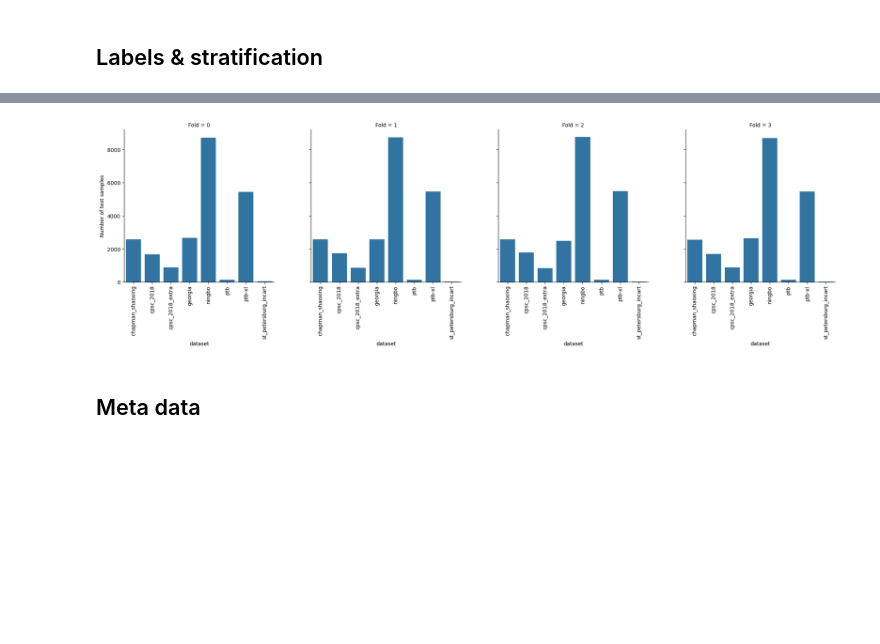
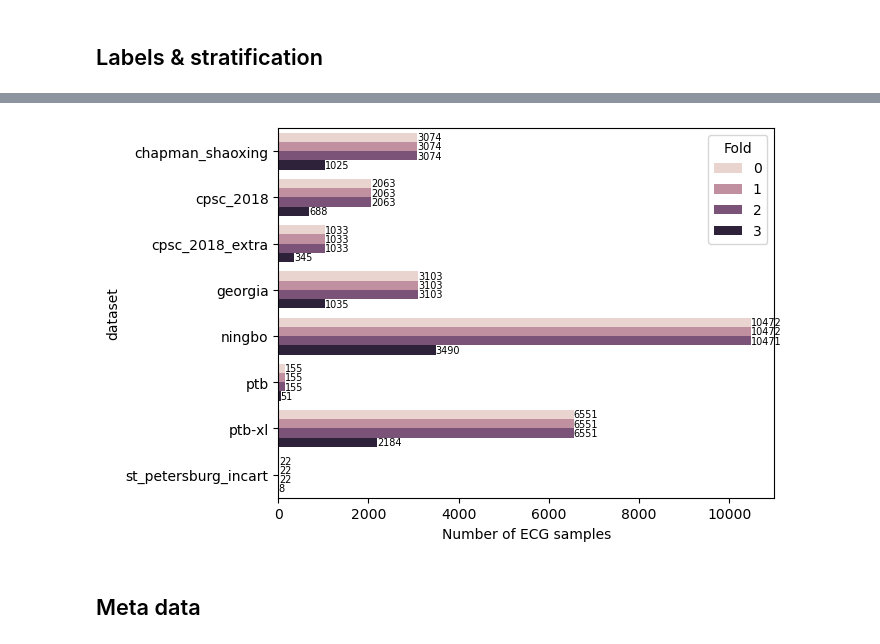
Before and after one commit to NabJa/scaling-ecg-models, a Jupyter notebook: notebooks/dataset_physionet.ipynb, the cells around one changed output, grey strips where cells are left out. Cells and saved outputs as stored; diff of their text form; code cells hidden in the pictures; blank space fills up the shorter version.

```diff
--- a/notebooks/dataset_physionet.ipynb
+++ b/notebooks/dataset_physionet.ipynb
@@ -82,16 +88,16 @@ y = torch.stack([dataset.get_label(sample) for _, sample in tqdm(dataset.meta.it
 # %%
-k_fold = IterativeStratification(n_splits=4, order=2)
-folds = list(k_fold.split(dataset.meta, y))
+# Split into 4 folds.
+# Fold 1-3 will be used for 3-fold CV. Fold 4 is our test fold.
+
+k_fold = IterativeStratification(n_splits=4, order=3, sample_distribution_per_fold=[0.3, 0.3, 0.3, 0.1])
+folds = list(k_fold.split(dataset.meta, y_dataset))
 # %%
 train_ratios = []
 test_ratios = []
-correlations = []
 
 # Calculate ratios for each fold
 for fold, (train, test) in enumerate(folds):
     y_train, y_test = y[train], y[test]
-
-    correlations.append(torch.corrcoef(y_test.T))
 
     y_test_ratio = 100 * y_test.sum(axis=0) / y_test.sum()
     y_train_ratio = 100 * y_train.sum(axis=0) / y_train.sum()
@@ -128,13 +127,0 @@ plt.show()
-# %%
-fig, axs = plt.subplots(1, 4, sharey=True)
-fig.set_size_inches(w=16, h=4)
-for i, (ax, corr) in enumerate(zip(axs, correlations)):
-    im = ax.imshow(corr, cmap="bwr", vmin=-1, vmax=1)
-    ax.set_title(f"Fold {i+1}")
-    ax.set_xlabel("Class")
-    if i == 0:
-        ax.set_ylabel("Class")
-    ax.set_xticks(np.arange(0, 30, 5), np.arange(0, 30, 5))
-    ax.set_yticks(np.arange(0, 30, 5), np.arange(0, 30, 5))
-plt.colorbar(im, ax=axs, shrink=0.8, label="Correlation")
-plt.show()
@@ -142,0 +135,8 @@ plt.show()
+# %%
+from sklearn.metrics import mutual_info_score
+
+num_classes = y.shape[1]
+pairwise_mi = np.zeros((num_classes, num_classes))
+for i in range(num_classes):
+    for j in range(num_classes):
+        pairwise_mi[i, j] = mutual_info_score(y[:, i], y[:, j])
@@ -143,17 +150,20 @@ plt.show()
 # %%
 df = dataset.meta.copy()
 df = df.reset_index()
 df["Fold"] = -1
 
 for i, (_, test) in enumerate(folds):
     df.loc[test, "Fold"] = i
 
 df["dataset"] = df.original_filepath.apply(lambda x: Path(x).parents[1].name)
 fold_per_dataset = df.groupby(["Fold", "dataset"], as_index=False).count()
 
-g = sns.catplot(data=fold_per_dataset, x="dataset", y="index", col="Fold", kind="bar")
-g.tick_params(axis="x", rotation=90)
-g.set_ylabels("Number of test samples")
+df.Fold = df.Fold.astype("category")
+
+ax = sns.barplot(data=fold_per_dataset, x="index", y="dataset", hue="Fold")
+plt.xlabel("Number of ECG samples")
+for i in range(4):
+    ax.bar_label(ax.containers[i], fontsize=7);
 plt.show()
 # %% [output]
-[figure, old version]
+[figure, new version]
```
Also changed, not shown: parts of 9 cells of this notebook.
